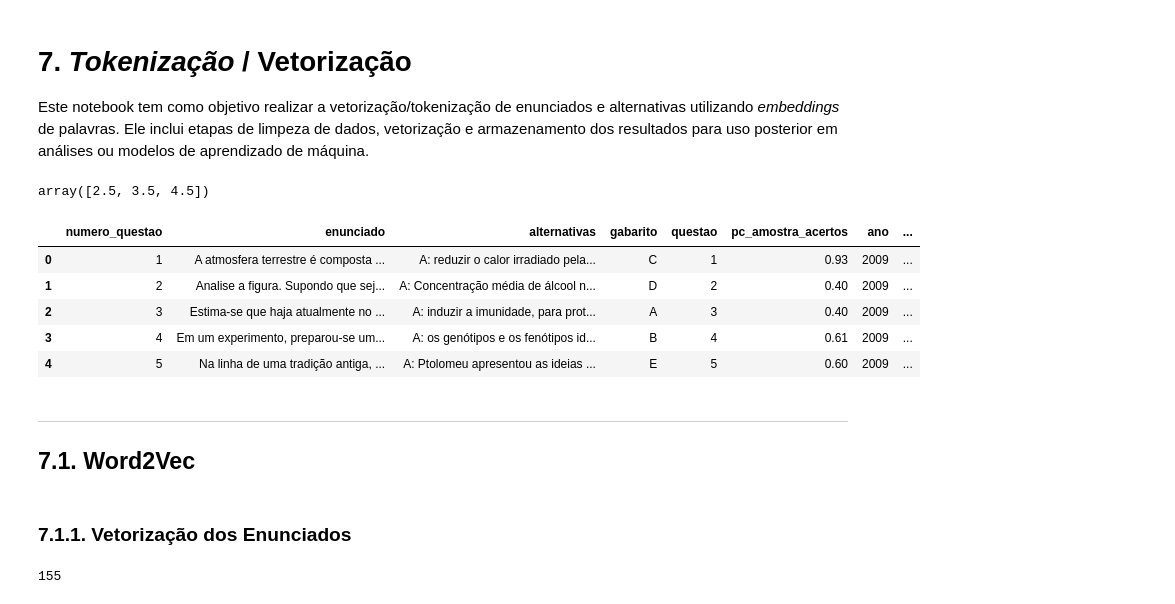
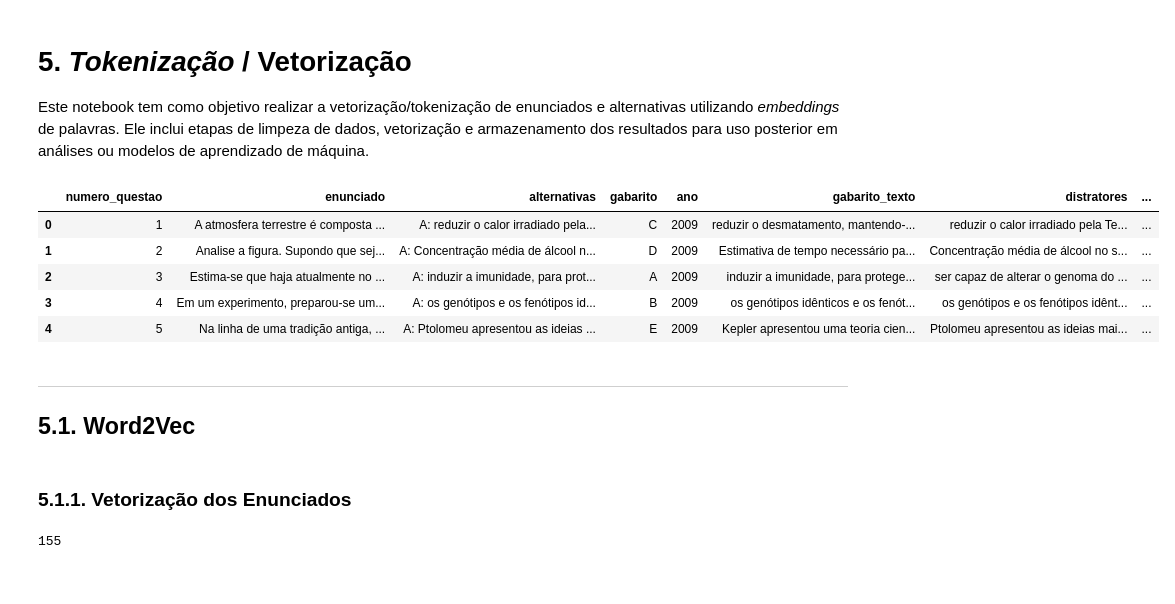
Before and after one commit to ciziks/enem-word-embeddings, a Jupyter notebook: notebooks/5. Tokenização.ipynb, the cells around one changed output. Drawn from its saved outputs; the diff is of its cells as text; code cells hidden in the pictures.

```diff
--- a/notebooks/7. Tokenização.ipynb
+++ b/notebooks/5. Tokenização.ipynb
@@ -1,5 +1,5 @@
 # %% [markdown]
-# 7. *Tokenização* / Vetorização
+# 5. *Tokenização* / Vetorização
 
 Este notebook tem como objetivo realizar a vetorização/tokenização de enunciados e alternativas utilizando _embeddings_ de palavras. Ele inclui etapas de limpeza de dados, vetorização e armazenamento dos resultados para uso posterior em análises ou modelos de aprendizado de máquina.
 # %%
@@ -11,24 +12,17 @@ from gensim.models import KeyedVectors
-# %%
-a = np.array([1, 2, 3])
-b = np.array([4, 5, 6])
-c = np.array([a, b])  # Cria uma matriz 2x3
-np.mean(c, axis=0)
-# %% [output]
-array([2.5, 3.5, 4.5])
 # %%
-enem_df = pd.read_csv("/data/final/cleaned_enem_data.csv")
+enem_df = pd.read_pickle("../data/final/enem_data_llm_features.pkl")
 enem_df.head()
 # %% [output]
-|  | numero_questao | enunciado | alternativas | gabarito | questao | pc_amostra_acertos | ano | ... |
-| 0 | 1 | A atmosfera terrestre é composta ... | A: reduzir o calor irradiado pela... | C | 1 | 0.93 | 2009 | ... |
-| 1 | 2 | Analise a figura. Supondo que sej... | A: Concentração média de álcool n... | D | 2 | 0.40 | 2009 | ... |
-| 2 | 3 | Estima-se que haja atualmente no ... | A: induzir a imunidade, para prot... | A | 3 | 0.40 | 2009 | ... |
-| 3 | 4 | Em um experimento, preparou-se um... | A: os genótipos e os fenótipos id... | B | 4 | 0.61 | 2009 | ... |
-| 4 | 5 | Na linha de uma tradição antiga, ... | A: Ptolomeu apresentou as ideias ... | E | 5 | 0.60 | 2009 | ... |
+|  | numero_questao | enunciado | alternativas | gabarito | ano | gabarito_texto | distratores | ... |
+| 0 | 1 | A atmosfera terrestre é composta ... | A: reduzir o calor irradiado pela... | C | 2009 | reduzir o desmatamento, mantendo-... | reduzir o calor irradiado pela Te... | ... |
+| 1 | 2 | Analise a figura. Supondo que sej... | A: Concentração média de álcool n... | D | 2009 | Estimativa de tempo necessário pa... | Concentração média de álcool no s... | ... |
+| 2 | 3 | Estima-se que haja atualmente no ... | A: induzir a imunidade, para prot... | A | 2009 | induzir a imunidade, para protege... | ser capaz de alterar o genoma do ... | ... |
+| 3 | 4 | Em um experimento, preparou-se um... | A: os genótipos e os fenótipos id... | B | 2009 | os genótipos idênticos e os fenót... | os genótipos e os fenótipos idênt... | ... |
+| 4 | 5 | Na linha de uma tradição antiga, ... | A: Ptolomeu apresentou as ideias ... | E | 2009 | Kepler apresentou uma teoria cien... | Ptolomeu apresentou as ideias mai... | ... |
 # %% [markdown]
 ---
 
-## 7.1. Word2Vec
+## 5.1. Word2Vec
 # %%
 # Modelo de Embedding: Word2Vec NILC
 # Download disponível em:
@@ -65,7 +59,7 @@ def generate_word2vec_embeddings(data, model):
 
     return result_embeddings, not_found_words
 # %% [markdown]
-### 7.1.1. Vetorização dos Enunciados
+### 5.1.1. Vetorização dos Enunciados
 # %%
 enem_df["enunciado_embbedings_word2vec"], not_found_words_enunciado = (
     generate_word2vec_embeddings(enem_df["enunciado_tokens"], model)
```
Also changed, not shown: parts of 9 cells of this notebook, 9 other files.
